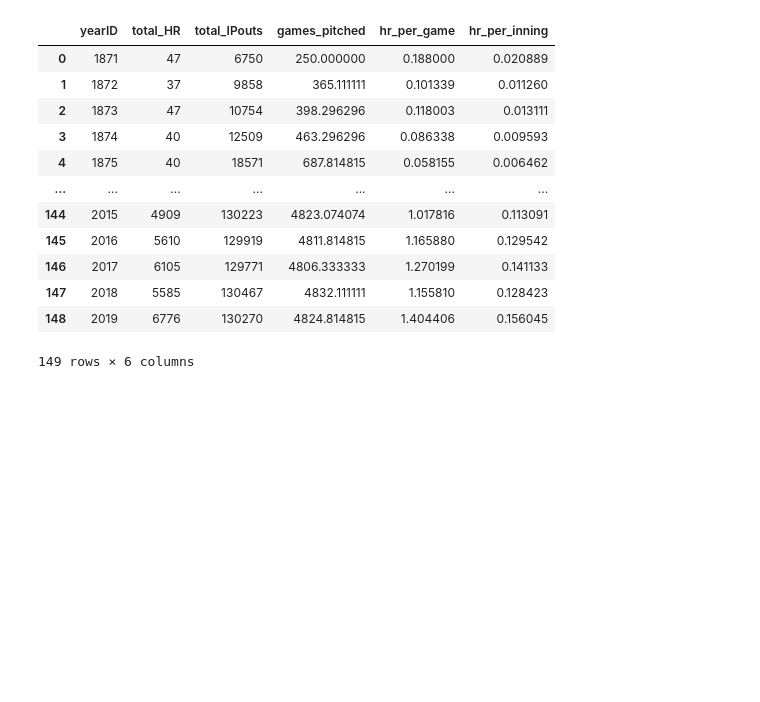
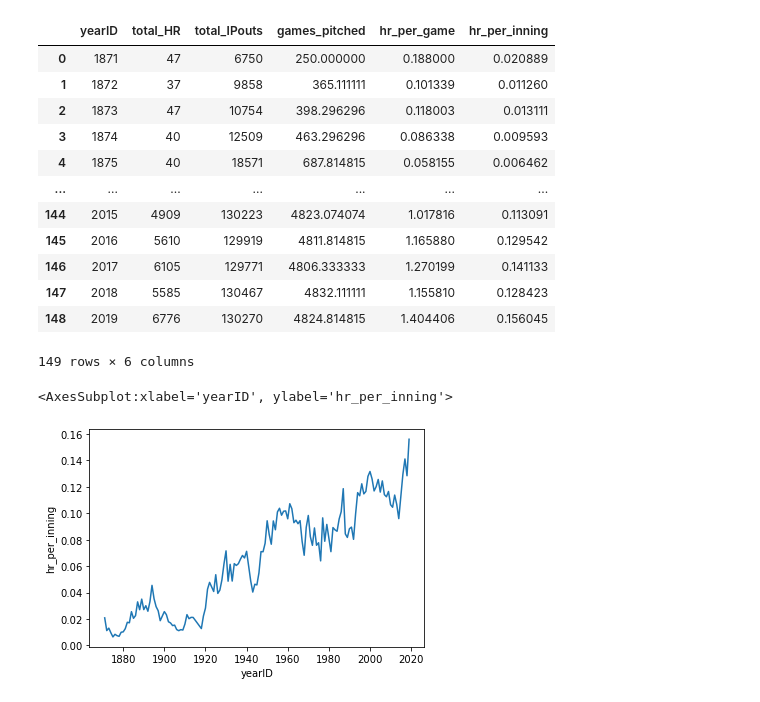
Before and after one commit to mclellanw00/module2_intro_to_pandas, a Jupyter notebook: 2_6_aggregation.ipynb, the cells around one changed output. Saved outputs shown, nothing was run; the diff lists cells and outputs as text; code cells hidden in the pictures; blank space fills up the shorter version.

Commit message:
lineplot for HR's per inning

```diff
--- a/2_6_aggregation.ipynb
+++ b/2_6_aggregation.ipynb
@@ -300,7 +300,7 @@ Compute and plot the average home runs per game allowed per year for all years i
 4. Make line plot of the results. You will need to create a new column `HR_per_inning` then perform the group and aggregate. You can use [seaborn's lineplot](https://seaborn.pydata.org/generated/seaborn.lineplot.html) to make the graph.
 # %%
 # Your refactored code here
-HR_per_game_games_pitched = (pitching
+HR_per_inning = (pitching
                    >> select (X.HR, X.IPouts, X.yearID)
                    >> group_by (X.yearID)
                    >> summarise (total_HR = X.HR.sum(),
@@ -310,7 +310,7 @@ HR_per_game_games_pitched = (pitching
                    >> mutate (hr_per_game = X.total_HR/X.games_pitched)
                    >> mutate (hr_per_inning = X.hr_per_game/9)
                     )
-HR_per_game_games_pitched
+HR_per_inning
 # %% [output]
 |  | yearID | total_HR | total_IPouts | games_pitched | hr_per_game | hr_per_inning |
 | 0 | 1871 | 47 | 6750 | 250.000000 | 0.188000 | 0.020889 |
@@ -327,0 +331,5 @@ HR_per_game_games_pitched
+# %%
+sns.lineplot(HR_per_inning.yearID, HR_per_inning.hr_per_inning)
+# %% [output]
+<AxesSubplot:xlabel='yearID', ylabel='hr_per_inning'>
+[figure, added]
```
Also changed, not shown: parts of 1 cell of this notebook.
